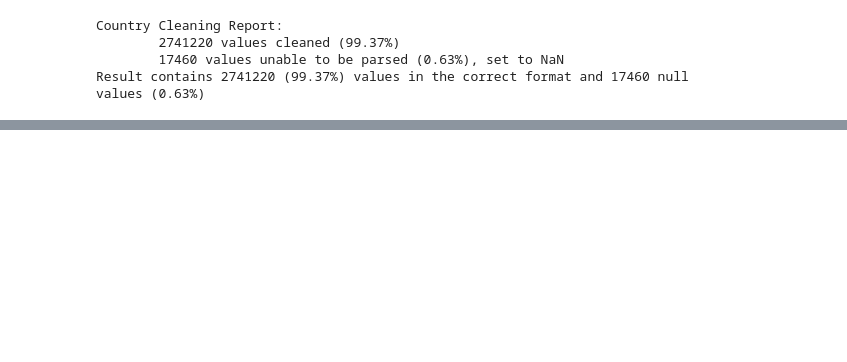
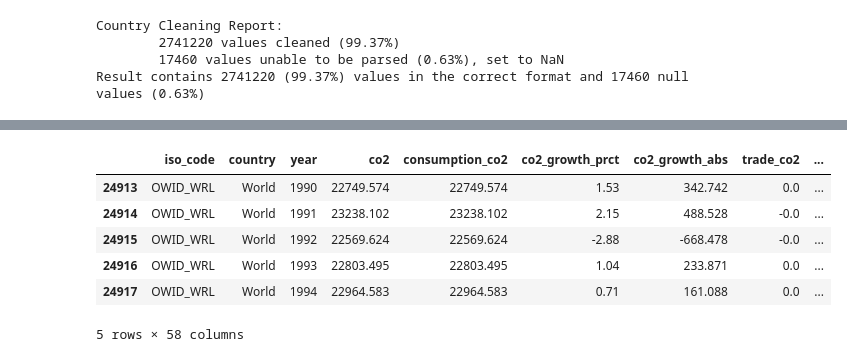
Before and after one commit to 1-1is0/air_pollution_effect, a Jupyter notebook: predict.ipynb, the cells around one changed output, grey strips where cells are left out. Drawn from its saved outputs; the diff is of its cells as text; code cells hidden in the pictures; blank space fills up the shorter version.

```diff
--- a/predict.ipynb
+++ b/predict.ipynb
@@ -135,0 +188,10 @@ draw_plot(global_df, "Global")
+# %%
+co2_world.head()
+# %% [output]
+|  | iso_code | country | year | co2 | consumption_co2 | co2_growth_prct | co2_growth_abs | trade_co2 | ... |
+| 24913 | OWID_WRL | World | 1990 | 22749.574 | 22749.574 | 1.53 | 342.742 | 0.0 | ... |
+| 24914 | OWID_WRL | World | 1991 | 23238.102 | 23238.102 | 2.15 | 488.528 | -0.0 | ... |
+| 24915 | OWID_WRL | World | 1992 | 22569.624 | 22569.624 | -2.88 | -668.478 | -0.0 | ... |
+| 24916 | OWID_WRL | World | 1993 | 22803.495 | 22803.495 | 1.04 | 233.871 | 0.0 | ... |
+| 24917 | OWID_WRL | World | 1994 | 22964.583 | 22964.583 | 0.71 | 161.088 | 0.0 | ... |
+5 rows × 58 columns
```
Also changed, not shown: parts of 12 cells of this notebook.
